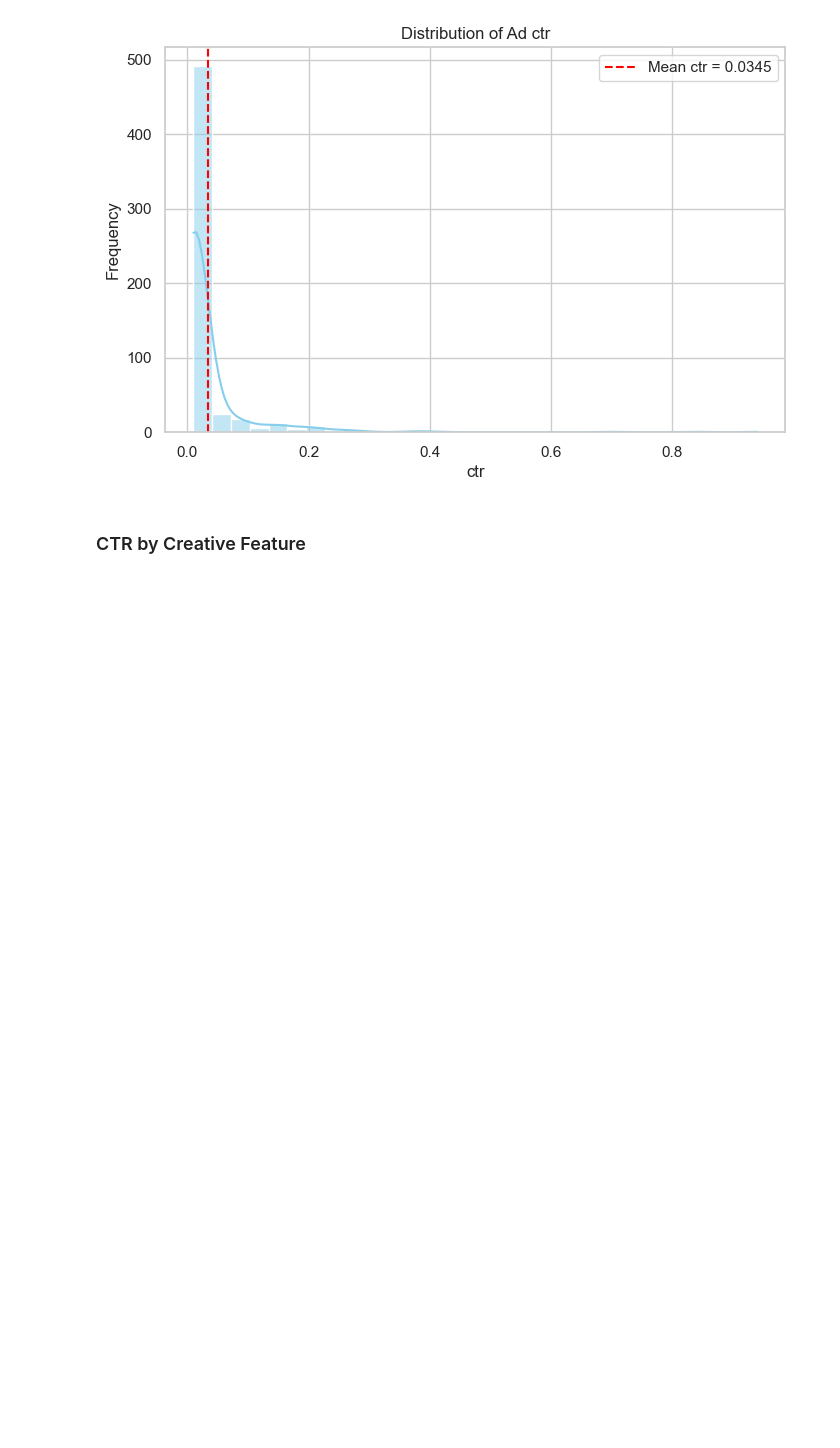
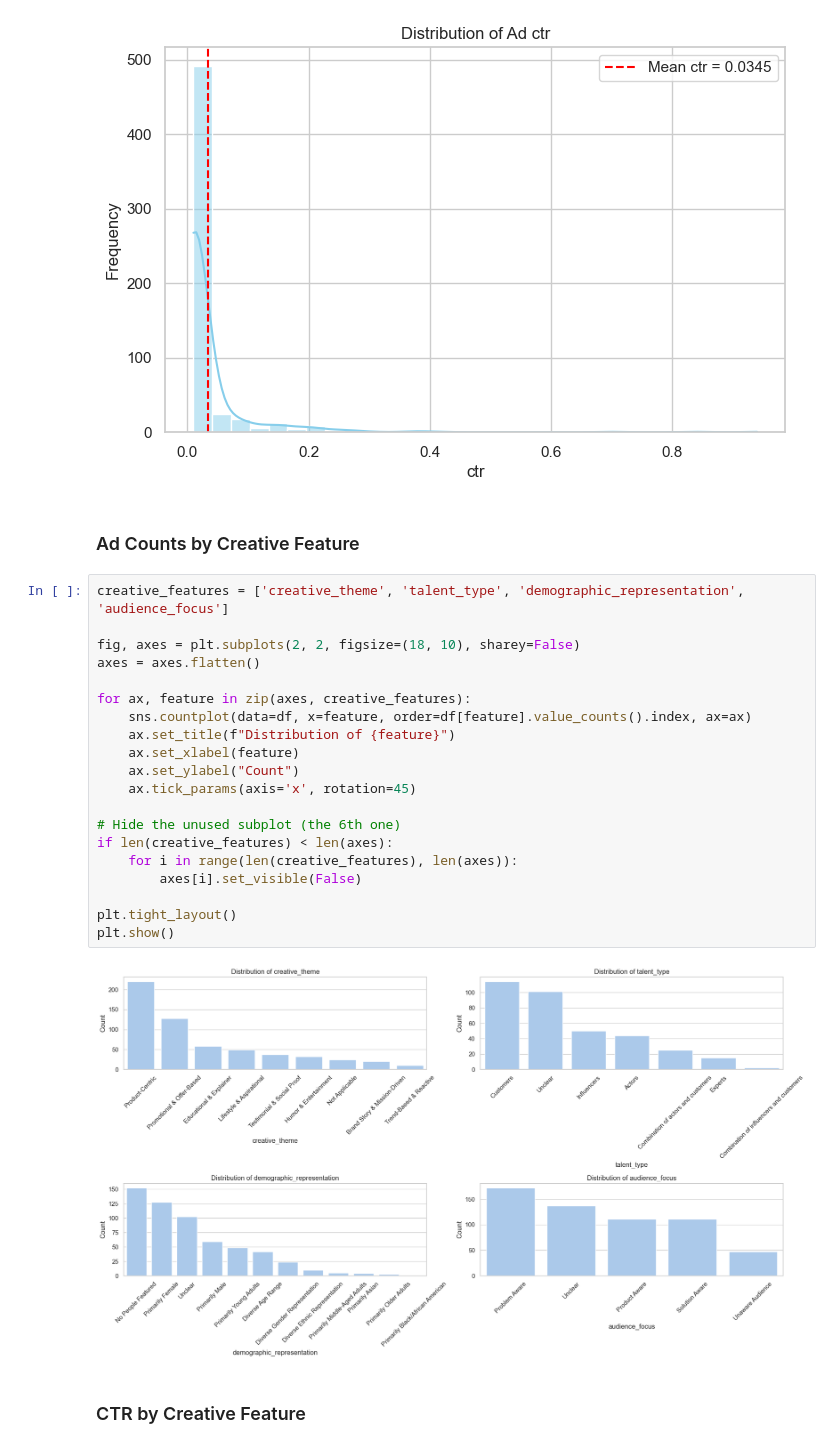
Before and after one commit to camilojaure/NarrativeLens, a Jupyter notebook: src/modeling/regression_analysis_thesis.ipynb, the cells around one changed output. Cells and saved outputs as stored; diff of their text form; blank space fills up the shorter version.

```diff
--- a/src/modeling/regression_analysis_thesis.ipynb
+++ b/src/modeling/regression_analysis_thesis.ipynb
@@ -85,6 +85,30 @@ plt.legend()
 plt.show()
 # %% [output]
 [figure]
+# %% [markdown]
+### Ad Counts by Creative Feature
+# %%
+creative_features = ['creative_theme', 'talent_type', 'demographic_representation', 'audience_focus']
+
+fig, axes = plt.subplots(2, 2, figsize=(18, 10), sharey=False)
+axes = axes.flatten()
+
+for ax, feature in zip(axes, creative_features):
+    sns.countplot(data=df, x=feature, order=df[feature].value_counts().index, ax=ax)
+    ax.set_title(f"Distribution of {feature}")
+    ax.set_xlabel(feature)
+    ax.set_ylabel("Count")
+    ax.tick_params(axis='x', rotation=45)
+
+# Hide the unused subplot (the 6th one)
+if len(creative_features) < len(axes):
+    for i in range(len(creative_features), len(axes)):
+        axes[i].set_visible(False)
+
+plt.tight_layout()
+plt.show()
+# %% [output]
+[figure, added]
 # %% [markdown]
 ### CTR by Creative Feature
 # %% [markdown]
```
Also changed, not shown: parts of 7 cells of this notebook, 2 other files.
